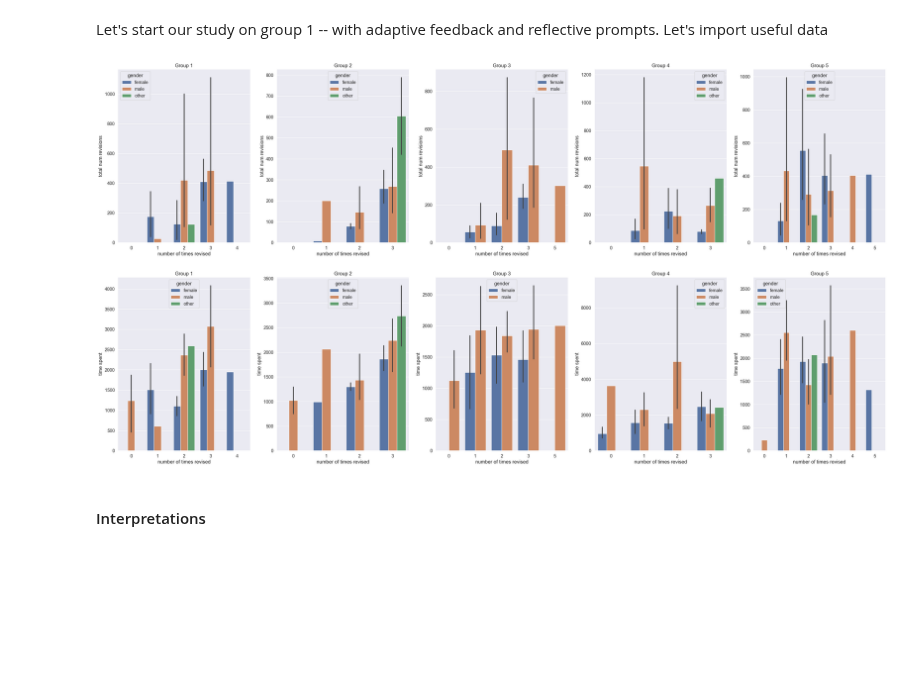
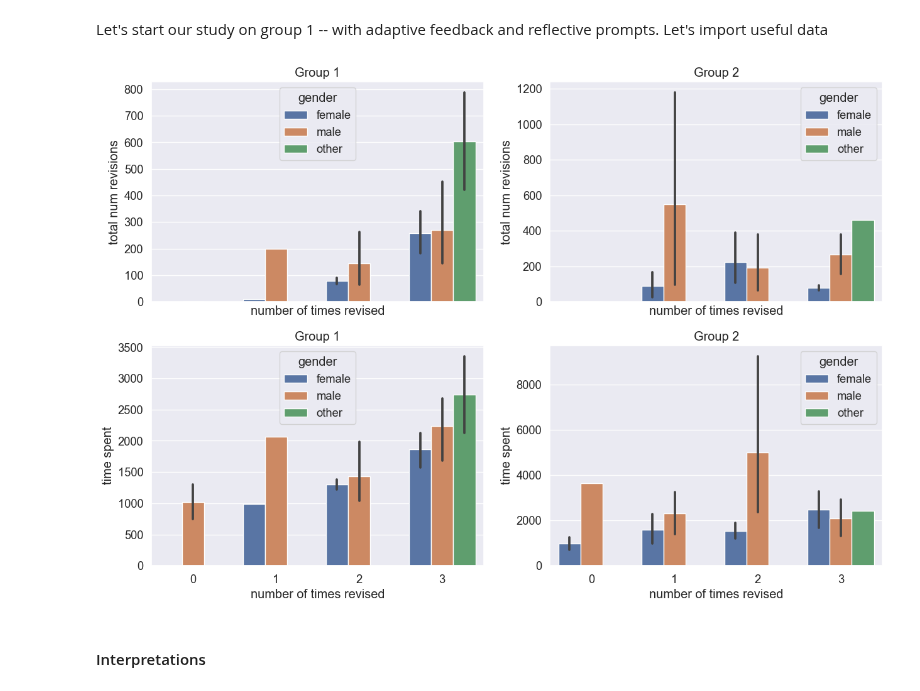
Before and after one commit to lucamouchel/Understanding-Revision-Behavior, a Jupyter notebook: GroupComparison.ipynb, the cells around one changed output. Drawn from its saved outputs; the diff is of its cells as text; code cells hidden in the pictures; blank space fills up the shorter version.

Commit message:
started work on the 2 groups

```diff
--- a/GroupComparison.ipynb
+++ b/GroupComparison.ipynb
@@ -65,18 +65,17 @@ def data_computation_on_group(group_number):
 # %%
 """ sns.barplot(data=data_computation_on_group(GROUP_NUMBER), x='number of times revised', y='total num revisions', hue='gender')
 plt.savefig('results/gender study/group{i}.png'.format(i=GROUP_NUMBER))
 plt.show()
 sns.barplot(data=data_computation_on_group(GROUP_NUMBER), x='number of times revised', y='time spent', hue='gender')
  """
-
-fig, ax = plt.subplots(2, 5, figsize=(40, 20))
-for group_number in range(1, 6):
+fig, ax = plt.subplots(2, 2, figsize=(15, 10), sharex=True)
+for i, group_number in enumerate([2,4]):
     df = data_computation_on_group(group_number=group_number)
-    sns.barplot(x=df['number of times revised'], y = df['total num revisions'] ,ax=ax[0][group_number-1], hue=df['gender']).set(title='Group {i}'.format(i=group_number))
-    sns.barplot(x=df['number of times revised'], y = df['time spent'] ,ax=ax[1][group_number-1], hue=df['gender']).set(title='Group {i}'.format(i=group_number))
+    sns.barplot(x=df['number of times revised'], y = df['total num revisions'] ,ax=ax[0][i], hue=df['gender']).set(title='Group {i}'.format(i=i+1))
+    sns.barplot(x=df['number of times revised'], y = df['time spent'] ,ax=ax[1][i], hue=df['gender']).set(title='Group {i}'.format(i=i+1))
     plt.savefig('results/gender study/allgroups combined.png')
 # %% [output]
-[figure, old version]
+[figure, new version]
 # %% [markdown]
 #### Interpretations
 # %% [markdown]
```
Also changed, not shown: parts of 1 cell of this notebook, 8 other files.
